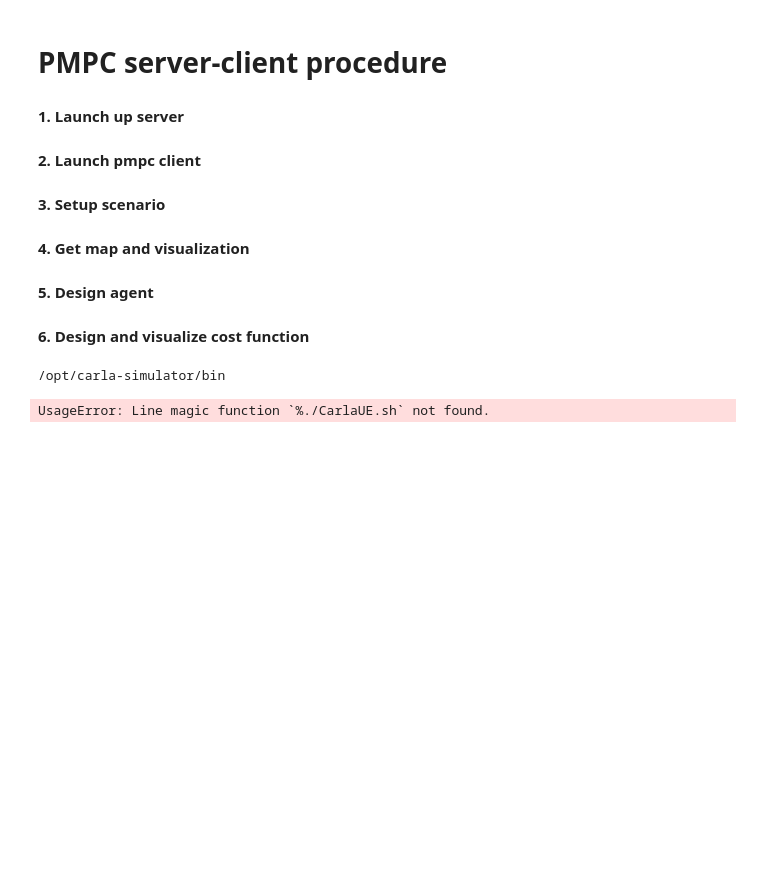
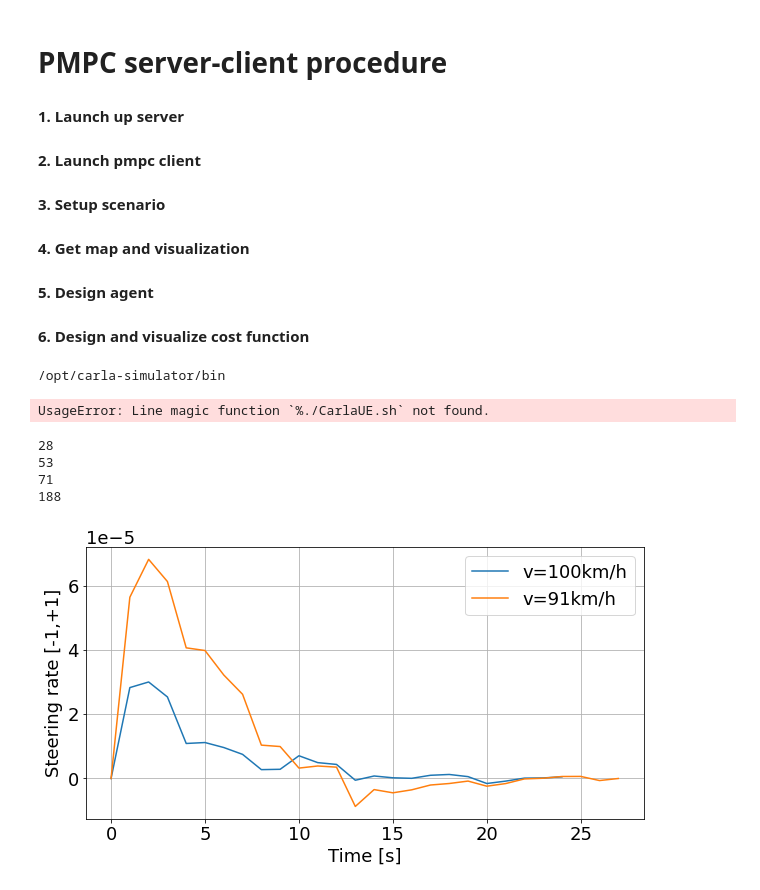
Before and after one commit to honalele/PMPC, a Jupyter notebook: PMPC/pmpc_client.ipynb, the cells around one changed output. Saved outputs shown, nothing was run; the diff lists cells and outputs as text; code cells hidden in the pictures; blank space fills up the shorter version.

```diff
--- a/PMPC/pmpc_client.ipynb
+++ b/PMPC/pmpc_client.ipynb
@@ -32,3 +32,35 @@ UsageError: Line magic function `%./CarlaUE.sh` not found.
 # 2. Launch mpc
 %cd ~/carla/PythonAPI/PMPC
 %python pmpc_client_s1.py --participant naren --num_episodes 1 --num_scenario 1 --controller mpc
+# %%
+dd_100 = [0, 2.8309825825216353e-05,
+3.005511064908231e-05,
+2.5393329208780898e-05, 1.0904150303881035e-05, 1.119547097636109e-05,
+          9.642362685329674e-06, 7.513049204506043e-06, 2.7563365984823477e-06,
+          2.863576693269169e-06, 7.080660988255167e-06, 4.941521402903432e-06,
+          4.3801749204968234e-06, -5.431098423572049e-07, 7.771168898383911e-07,
+          2.1752403719351366e-07, 5.351197223188807e-08, 9.97719159033219e-07,
+          1.2528082380344566e-06, 5.789304395072845e-07, -1.563211299646759e-06,
+          -8.208234428875947e-07, 1.1025259203213262e-07, 1.7168867919723845e-07,
+          5.247124449280295e-07, 4.7478242502651645e-07, -4.7478243914156337e-07,
+          3.740276224561967e-05]
+
+
+vv_100 = [0.0, 0.17999959335585147, 0.35999713711573056, 0.5399960296737699, 0.719995743940497,
+          0.8999956938319583, 1.0799935049071454, 1.2599930687027048, 1.4399930227066955,
+          1.619993020304044, 1.7999928556234974, 1.9799926962258612, 2.159992675882827,
+          2.3399919263585955, 2.5199918622864224, 2.699991422204938, 2.87999090367246,
+          3.0599905414313646, 3.239988855865535, 3.419988630523424, 3.5999884890628397,
+          3.7799882381156387, 3.9599876844689876, 4.1399875752731345, 4.319987358109461,
+          4.499987259537231, 20.29151478167712, 19.52542077268809, 19.705420746183396,
+          19.88542042216694, 20.06541931169163, 20.245418688310938, 20.425418010772056,
+          20.605417186286708, 20.785416558214703, 20.965415870125515, 21.145415169108514,
+          21.325414442615788, 21.50541442069771, 21.68541414253905, 21.86541330672107,
+          22.045412156861197, 22.22541129856446, 22.405411165136737, 22.58541093784795,
+          22.76541052872446, 22.945410119849626, 23.125409612646834, 23.305408790613885, 23.48540870340349,
+          23.665408604468926, 23.84540818872903, 24.02540796369976,  25.774578870784538,
+          25.954578786478685, 26.13457873130187, 26.314577924277753, 26.494577765643474, 26.67457706782383,
+          26.85457664902411, 27.034576115177735, 27.214575319653257, 27.394574471019464, 27.574573992649423,
+          27.75457367390909, 27.574573780045938, 27.39457391178004, 27.214574063462575, 27.034574448304745,
+          26.85457455795945, 26.674574752264544, 26.494574810984194, 26.31457487844799, 26.13457501637862, 25.954575387188488, 25.774575664989776,
+25.59457571669218, 25.414575769659592, 25.234575865234515, 0.0040039389089296986]
@@ -34,0 +122,26 @@ UsageError: Line magic function `%./CarlaUE.sh` not found.
+# %%
+import matplotlib.pyplot as plt
+
+
+print(len(dd_100))
+print(len(vv_100))
+print(len(dd_80))
+print(len(vv_80))
+# %% [output]
+28
+53
+71
+188
+# %%
+%matplotlib inline
+plt.rcParams['font.size'] = 18
+plt.figure(figsize=(10,5))
+plt.plot(dd_100[0:25],label='v=100km/h')
+plt.plot(dd_80[0:28],label='v=91km/h')
+plt.legend()
+plt.xlabel('Time [s]')
+plt.ylabel('Steering rate [-1,+1]')
+plt.grid()
+plt.savefig('steer.png')
+# %% [output]
+[figure, added]
```
Also changed, not shown: parts of 3 cells of this notebook, 6 other files.
